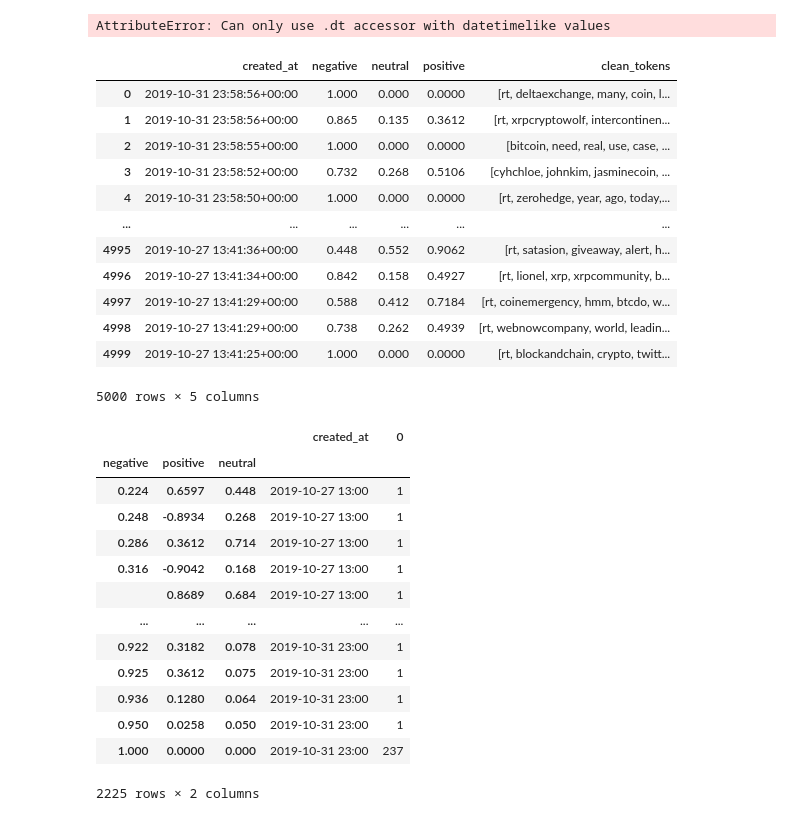
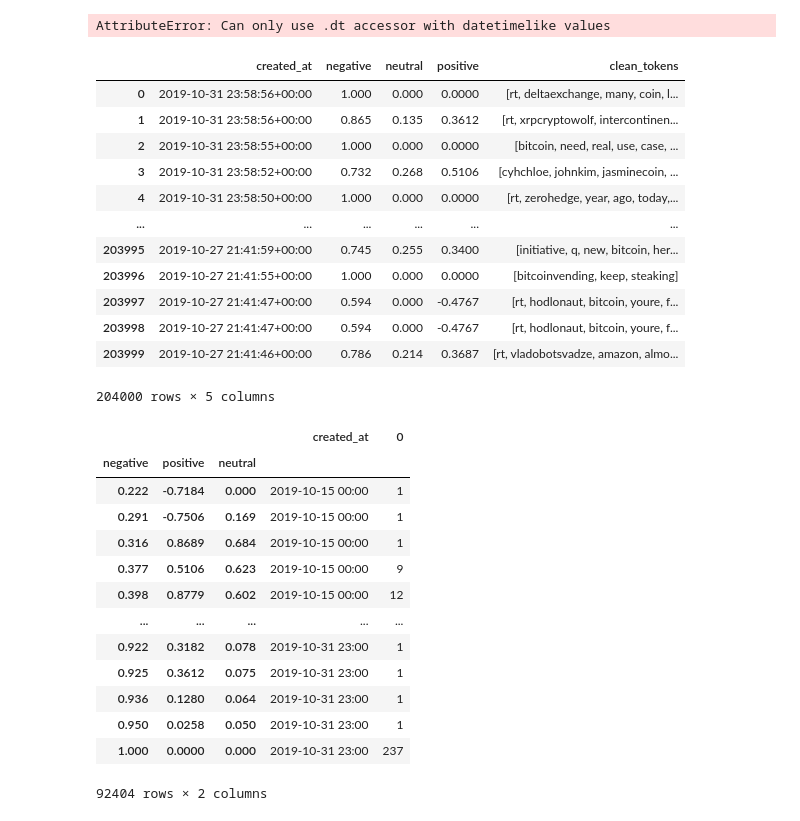
Before and after one commit to willwillis/Crypto-Sentiment-Clusters, a Jupyter notebook: notebooks/igor/price_model.ipynb, the cells around one changed output. Saved outputs shown, nothing was run; the diff lists cells and outputs as text; code cells hidden in the pictures.

```diff
--- a/notebooks/igor/price_model.ipynb
+++ b/notebooks/igor/price_model.ipynb
@@ -3,7 +3,7 @@ import pandas as pd
 import os
 import datetime as dt
 # %%
-unpickled_df = pd.read_pickle("../../data/clean/twitter_sentiment3.pkl")
+unpickled_df = pd.read_pickle("../../data/clean/twitter_sentiment_full_1.pkl")
 unpickled_df
 # %% [output]
 |  | created_at | screen_name | full_text | id | lang | user_favourites_count | user_followers_count | ... |
@@ -22,3 +22,6 @@ unpickled_df
 # %%
 #unpickled_df2 = pd.read_pickle("../../data/clean/twitter_sentiment2.pkl")
 #unpickled_df2
+# %%
+unpickled_df2 = pd.read_pickle("../../data/clean/twitter_sentiment_full_2.pkl")
+unpickled_df2
@@ -25,3 +42,5 @@ unpickled_df
+# %%
+concat_df = pd.concat([unpickled_df, unpickled_df2])
 # %%
 price_data = pd.read_csv("../../data/price_data/bitcoin_hourly.csv", index_col="date_time")
 price_data
@@ -75,22 +94,22 @@ price_data
 # %% [output]
 AttributeError: Can only use .dt accessor with datetimelike values
 # %%
-model_data = unpickled_df[['created_at', 'negative', 'neutral', 'positive', 'clean_tokens']].copy()
+model_data = concat_df[['created_at', 'negative', 'neutral', 'positive', 'clean_tokens']].copy()
 model_data
 # %% [output]
 |  | created_at | negative | neutral | positive | clean_tokens |
 | 0 | 2019-10-31 23:58:56+00:00 | 1.000 | 0.000 | 0.0000 | [rt, deltaexchange, many, coin, l... |
 | 1 | 2019-10-31 23:58:56+00:00 | 0.865 | 0.135 | 0.3612 | [rt, xrpcryptowolf, intercontinen... |
 | 2 | 2019-10-31 23:58:55+00:00 | 1.000 | 0.000 | 0.0000 | [bitcoin, need, real, use, case, ... |
 | 3 | 2019-10-31 23:58:52+00:00 | 0.732 | 0.268 | 0.5106 | [cyhchloe, johnkim, jasminecoin, ... |
 | 4 | 2019-10-31 23:58:50+00:00 | 1.000 | 0.000 | 0.0000 | [rt, zerohedge, year, ago, today,... |
 | ... | ... | ... | ... | ... | ... |
-| 4995 | 2019-10-27 13:41:36+00:00 | 0.448 | 0.552 | 0.9062 | [rt, satasion, giveaway, alert, h... |
-| 4996 | 2019-10-27 13:41:34+00:00 | 0.842 | 0.158 | 0.4927 | [rt, lionel, xrp, xrpcommunity, b... |
-| 4997 | 2019-10-27 13:41:29+00:00 | 0.588 | 0.412 | 0.7184 | [rt, coinemergency, hmm, btcdo, w... |
-| 4998 | 2019-10-27 13:41:29+00:00 | 0.738 | 0.262 | 0.4939 | [rt, webnowcompany, world, leadin... |
-| 4999 | 2019-10-27 13:41:25+00:00 | 1.000 | 0.000 | 0.0000 | [rt, blockandchain, crypto, twitt... |
+| 203995 | 2019-10-27 21:41:59+00:00 | 0.745 | 0.255 | 0.3400 | [initiative, q, new, bitcoin, her... |
+| 203996 | 2019-10-27 21:41:55+00:00 | 1.000 | 0.000 | 0.0000 | [bitcoinvending, keep, steaking] |
+| 203997 | 2019-10-27 21:41:47+00:00 | 0.594 | 0.000 | -0.4767 | [rt, hodlonaut, bitcoin, youre, f... |
+| 203998 | 2019-10-27 21:41:47+00:00 | 0.594 | 0.000 | -0.4767 | [rt, hodlonaut, bitcoin, youre, f... |
+| 203999 | 2019-10-27 21:41:46+00:00 | 0.786 | 0.214 | 0.3687 | [rt, vladobotsvadze, amazon, almo... |
-5000 rows × 5 columns
+204000 rows × 5 columns
 # %%
 #bins by the hour
 grouped_model = model_data.groupby([model_data['created_at'].dt.to_period('H'), 'negative', 'positive', 'neutral'])
@@ -101,15 +120,15 @@ model_df
 # %% [output]
 |  |  |  | created_at | 0 |
 | negative | positive | neutral |  |  |
-| 0.224 | 0.6597 | 0.448 | 2019-10-27 13:00 | 1 |
-| 0.248 | -0.8934 | 0.268 | 2019-10-27 13:00 | 1 |
-| 0.286 | 0.3612 | 0.714 | 2019-10-27 13:00 | 1 |
-| 0.316 | -0.9042 | 0.168 | 2019-10-27 13:00 | 1 |
-|  | 0.8689 | 0.684 | 2019-10-27 13:00 | 1 |
+| 0.222 | -0.7184 | 0.000 | 2019-10-15 00:00 | 1 |
+| 0.291 | -0.7506 | 0.169 | 2019-10-15 00:00 | 1 |
+| 0.316 | 0.8689 | 0.684 | 2019-10-15 00:00 | 1 |
+| 0.377 | 0.5106 | 0.623 | 2019-10-15 00:00 | 9 |
+| 0.398 | 0.8779 | 0.602 | 2019-10-15 00:00 | 12 |
 | ... | ... | ... | ... | ... |
 | 0.922 | 0.3182 | 0.078 | 2019-10-31 23:00 | 1 |
 | 0.925 | 0.3612 | 0.075 | 2019-10-31 23:00 | 1 |
 | 0.936 | 0.1280 | 0.064 | 2019-10-31 23:00 | 1 |
 | 0.950 | 0.0258 | 0.050 | 2019-10-31 23:00 | 1 |
 | 1.000 | 0.0000 | 0.000 | 2019-10-31 23:00 | 237 |
-2225 rows × 2 columns
+92404 rows × 2 columns
```
Also changed, not shown: parts of 6 cells of this notebook.
